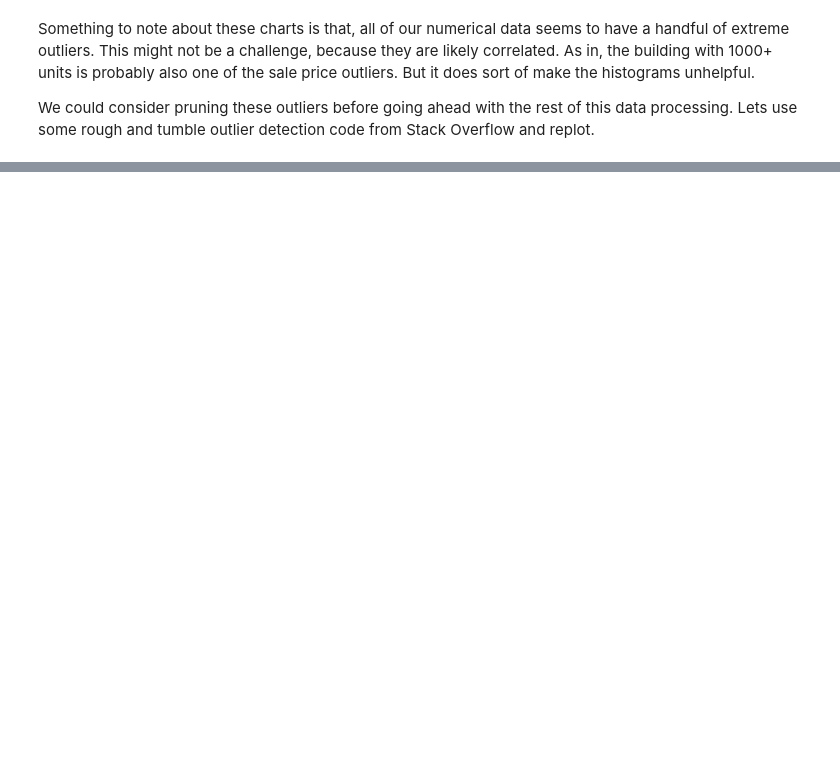
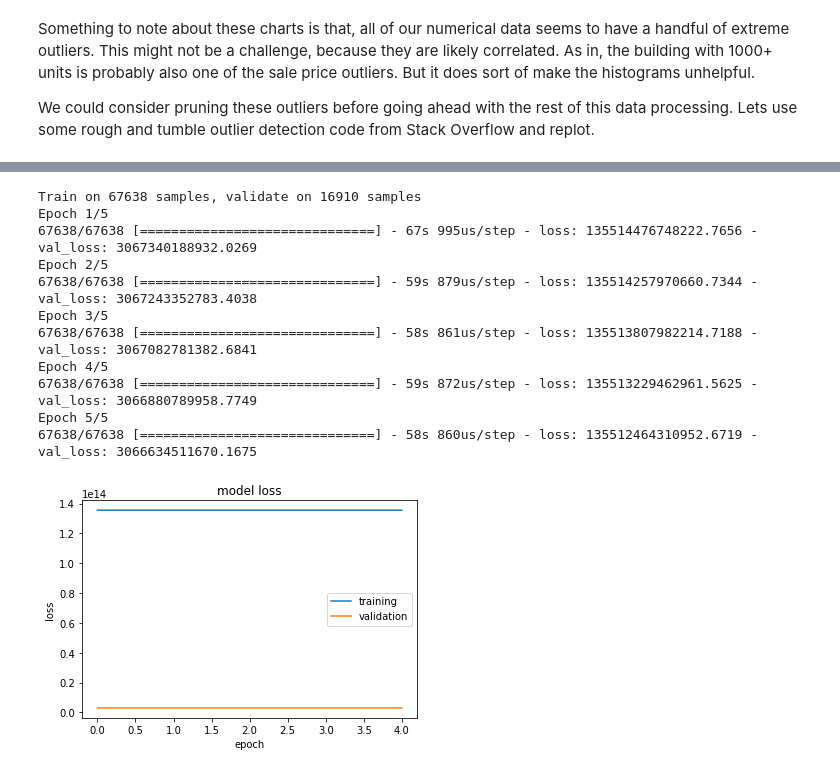
Before and after one commit to Tebs-Lab/intro-to-deep-learning, a Jupyter notebook: 03-data-preprocessing/02-preprocessing-structured-data.ipynb, the cells around one changed output, grey strips where cells are left out. Saved outputs shown, nothing was run; the diff lists cells and outputs as text; code cells hidden in the pictures; blank space fills up the shorter version.

```diff
--- a/03-data-preprocessing/02-preprocessing-structured-data.ipynb
+++ b/03-data-preprocessing/02-preprocessing-structured-data.ipynb
@@ -439,0 +506,11 @@ array([[2.99773756e-03, 2.71149675e-03, 0.00000000e+00, 2.21141088e-03,
+# %%
+# Holy crap, 12,413 columns! That's okay this is an area where deep learning
+# excels. But it's worth point out.
+
+# Note that all our numeric columns are between 0 and 1, except SALE PRICE
+# All that's left to do here is to separate the labels from the features.
+
+x_train = scaled_dummy_df.drop(columns=['SALE PRICE'])
+y_train = scaled_dummy_df['SALE PRICE']
+
+x_train.head(1)
@@ -439,0 +526,21 @@ array([[2.99773756e-03, 2.71149675e-03, 0.00000000e+00, 2.21141088e-03,
+# %%
+# Sweet, lets make a simple neural net with keras to make sure we can run the data
+# through it. We don't expect great predictions out of this simple model we just
+# want to be sure that we can :
+from keras.models import Sequential
+from keras.layers import Dense
+
+model = Sequential()
+
+# Sigmoid and other functions that squash the output might not be
+# very appropriate for this task, because our target values are
+# quite large!
+model.add(Dense(units=32, activation='relu', input_shape=(len(x_train.columns),)))
+
+# For regression it's common to use a linear activation function
+# since our output could be anything. In our case, it would never
+# make sense to guess less than 0, so I'm using relu
+model.add(Dense(units=1, activation='relu'))
+
+# This function provides useful text data for our network
+model.summary()
@@ -439,0 +559,26 @@ array([[2.99773756e-03, 2.71149675e-03, 0.00000000e+00, 2.21141088e-03,
+# %%
+# MSE is pretty common for regression tasks
+model.compile(optimizer="adam", loss='mean_squared_error')
+history = model.fit(x_train, y_train, batch_size=128, epochs=5, verbose=True, validation_split=.2)
+
+plt.plot(history.history['loss'])
+plt.plot(history.history['val_loss'])
+plt.title('model loss')
+plt.ylabel('loss')
+plt.xlabel('epoch')
+plt.legend(['training', 'validation'], loc='best')
+
+plt.show()
+# %% [output]
+Train on 67638 samples, validate on 16910 samples
+Epoch 1/5
+67638/67638 [==============================] - 67s 995us/step - loss: 135514476748222.7656 - val_loss: 3067340188932.0269
+Epoch 2/5
+67638/67638 [==============================] - 59s 879us/step - loss: 135514257970660.7344 - val_loss: 3067243352783.4038
+Epoch 3/5
+67638/67638 [==============================] - 58s 861us/step - loss: 135513807982214.7188 - val_loss: 3067082781382.6841
+Epoch 4/5
+67638/67638 [==============================] - 59s 872us/step - loss: 135513229462961.5625 - val_loss: 3066880789958.7749
+Epoch 5/5
+67638/67638 [==============================] - 58s 860us/step - loss: 135512464310952.6719 - val_loss: 3066634511670.1675
+[figure, added]
```
Also changed, not shown: parts of 22 cells of this notebook, 2 other files.
